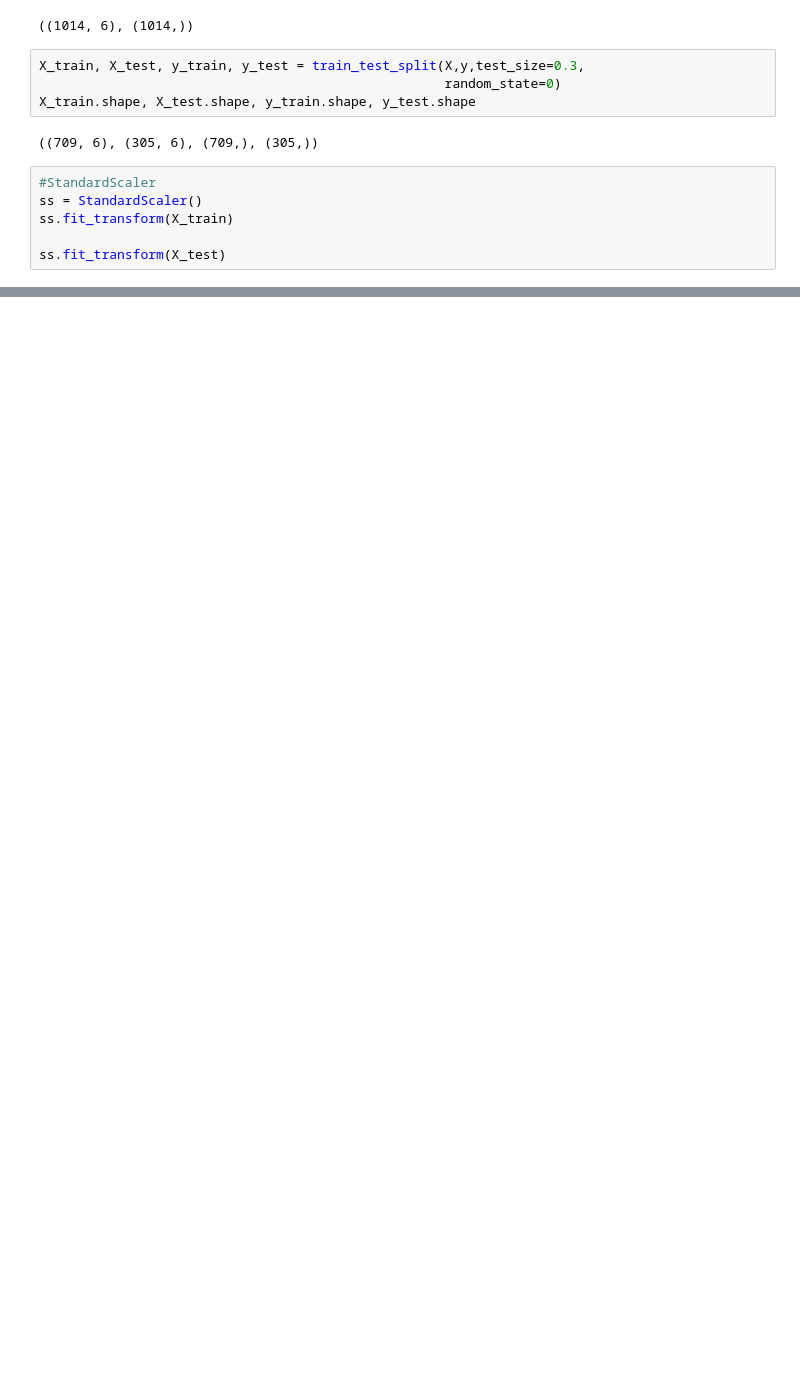
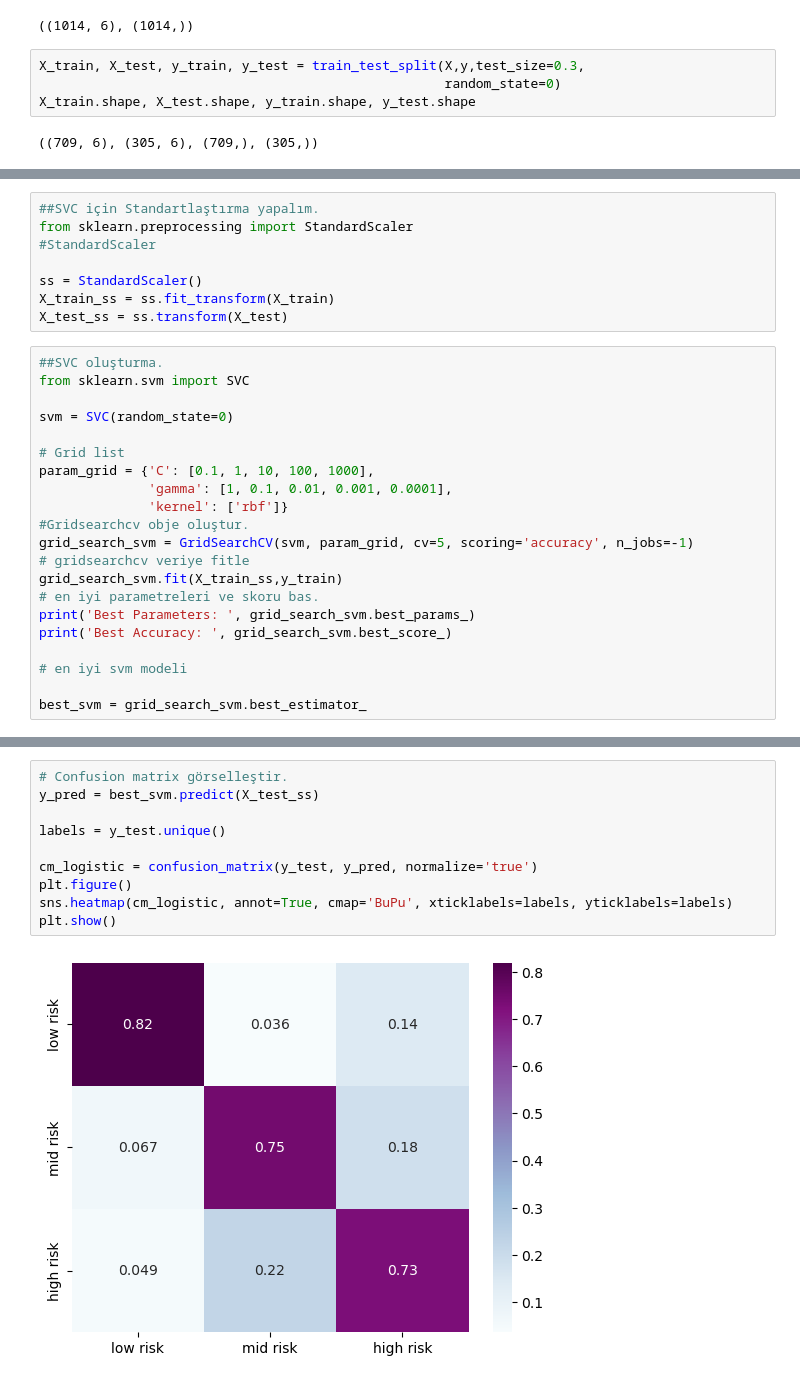
Before and after one commit to alegron-exe/maternal_health_risk, a Jupyter notebook: maternal_health_risk.ipynb, the cells around one changed output, grey strips where cells are left out. Drawn from its saved outputs; the diff is of its cells as text; blank space fills up the shorter version.

```diff
--- a/maternal_health_risk.ipynb
+++ b/maternal_health_risk.ipynb
@@ -258,9 +286,3 @@ X_train, X_test, y_train, y_test = train_test_split(X,y,test_size=0.3,
 X_train.shape, X_test.shape, y_train.shape, y_test.shape
 # %% [output]
 ((709, 6), (305, 6), (709,), (305,))
-# %%
-#StandardScaler
-ss = StandardScaler()
-ss.fit_transform(X_train)
-
-ss.fit_transform(X_test)
@@ -289,0 +291,29 @@ svm.score(X_test,y_test)
+# %%
+##SVC için Standartlaştırma yapalım.
+from sklearn.preprocessing import StandardScaler
+#StandardScaler
+
+ss = StandardScaler()
+X_train_ss = ss.fit_transform(X_train)
+X_test_ss = ss.transform(X_test)
+# %%
+##SVC oluşturma.
+from sklearn.svm import SVC
+
+svm = SVC(random_state=0)
+
+# Grid list
+param_grid = {'C': [0.1, 1, 10, 100, 1000],
+              'gamma': [1, 0.1, 0.01, 0.001, 0.0001],
+              'kernel': ['rbf']}
+#Gridsearchcv obje oluştur.
+grid_search_svm = GridSearchCV(svm, param_grid, cv=5, scoring='accuracy', n_jobs=-1)
+# gridsearchcv veriye fitle
+grid_search_svm.fit(X_train_ss,y_train)
+# en iyi parametreleri ve skoru bas.
+print('Best Parameters: ', grid_search_svm.best_params_)
+print('Best Accuracy: ', grid_search_svm.best_score_)
+
+# en iyi svm modeli
+
+best_svm = grid_search_svm.best_estimator_
@@ -289,0 +329,12 @@ svm.score(X_test,y_test)
+# %%
+# Confusion matrix görselleştir.
+y_pred = best_svm.predict(X_test_ss)
+
+labels = y_test.unique()
+
+cm_logistic = confusion_matrix(y_test, y_pred, normalize='true')
+plt.figure()
+sns.heatmap(cm_logistic, annot=True, cmap='BuPu', xticklabels=labels, yticklabels=labels)
+plt.show()
+# %% [output]
+[figure, added]
```
Also changed, not shown: parts of 50 cells of this notebook.
